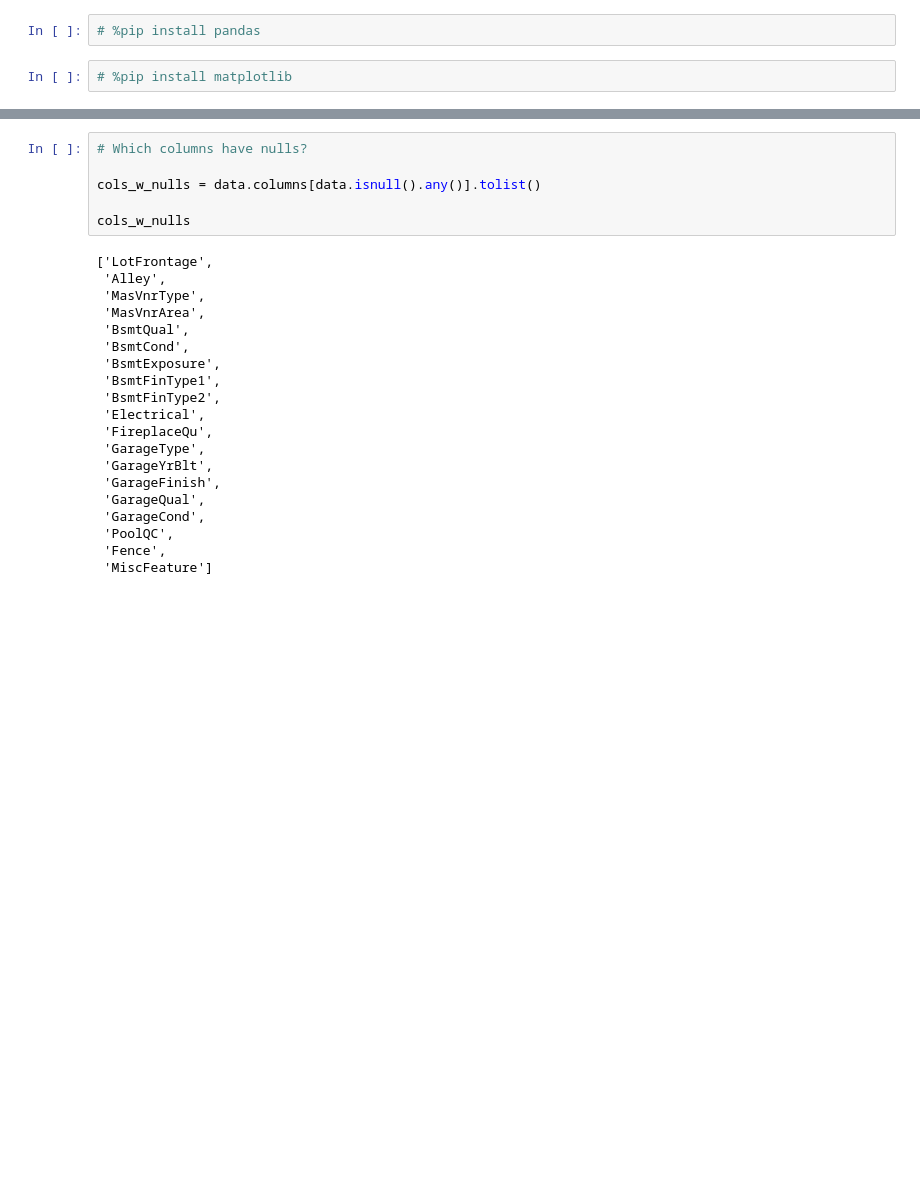
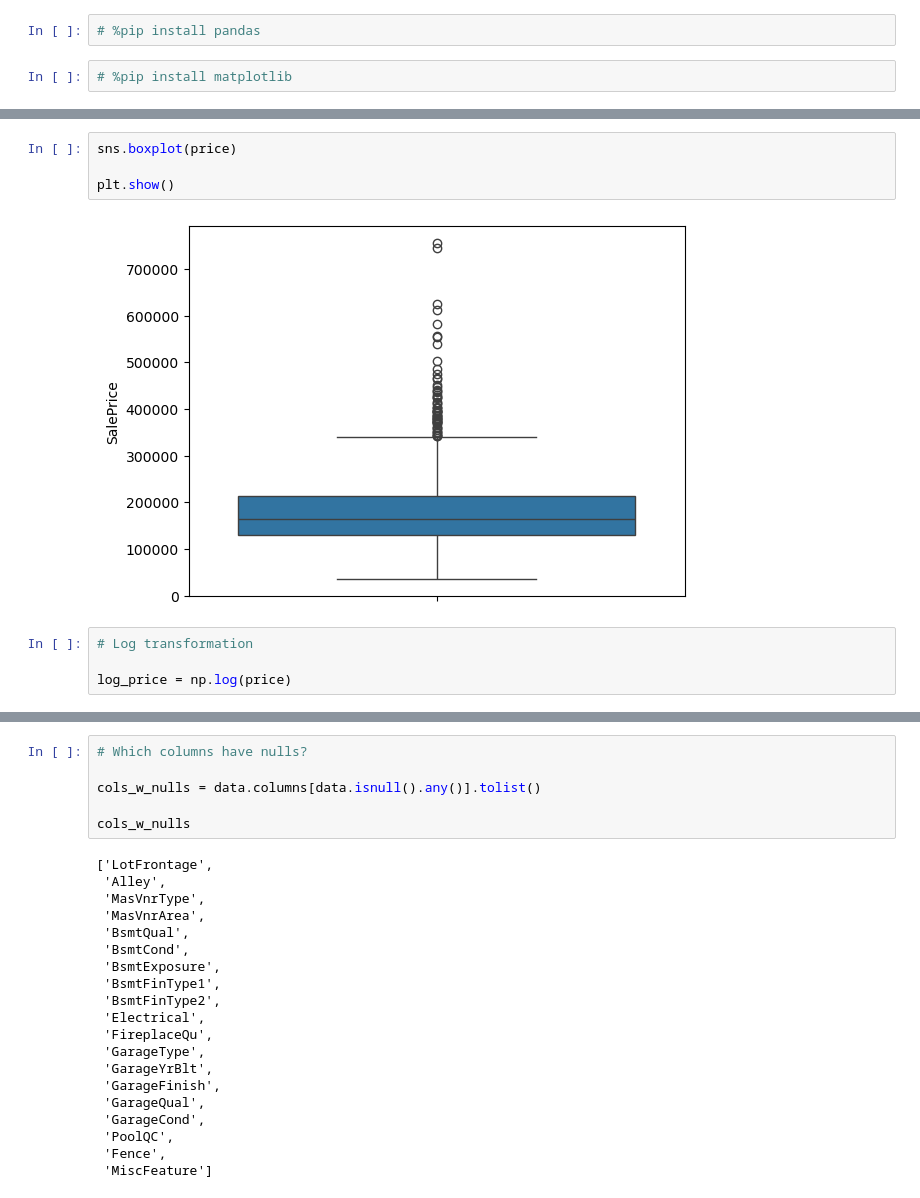
Before and after one commit to matthewtomalley/Ames-Housing-Price-Prediction, a Jupyter notebook: EDA/eda_train.ipynb, the cells around one changed output, grey strips where cells are left out. Cells and saved outputs as stored; diff of their text form; blank space fills up the shorter version.

```diff
--- a/EDA/eda_train.ipynb
+++ b/EDA/eda_train.ipynb
@@ -58,0 +96,10 @@ memory usage: 924.0+ KB
+# %%
+sns.boxplot(price)
+
+plt.show()
+# %% [output]
+[figure, added]
+# %%
+# Log transformation
+
+log_price = np.log(price)
```
Also changed, not shown: parts of 31 cells of this notebook.
